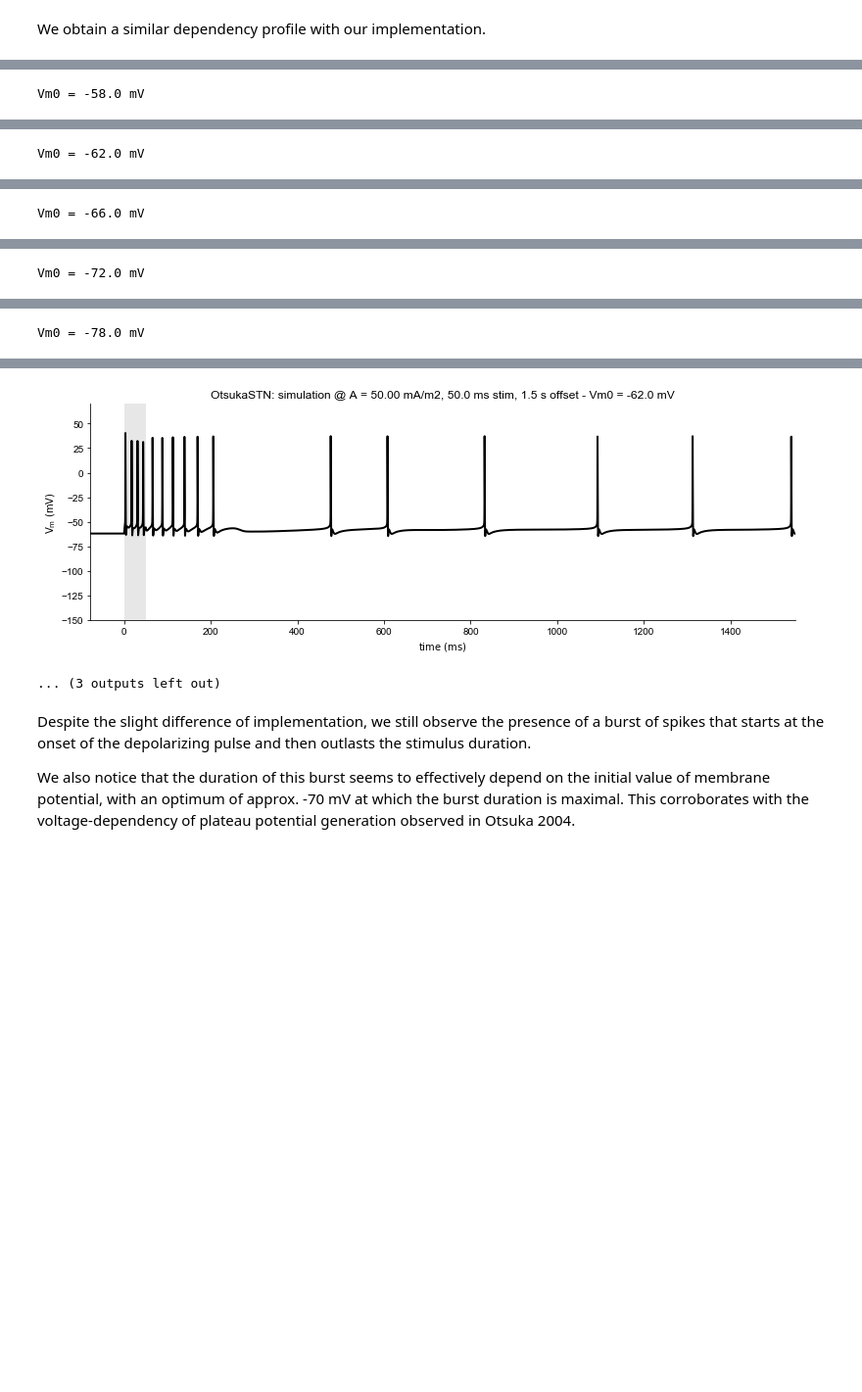
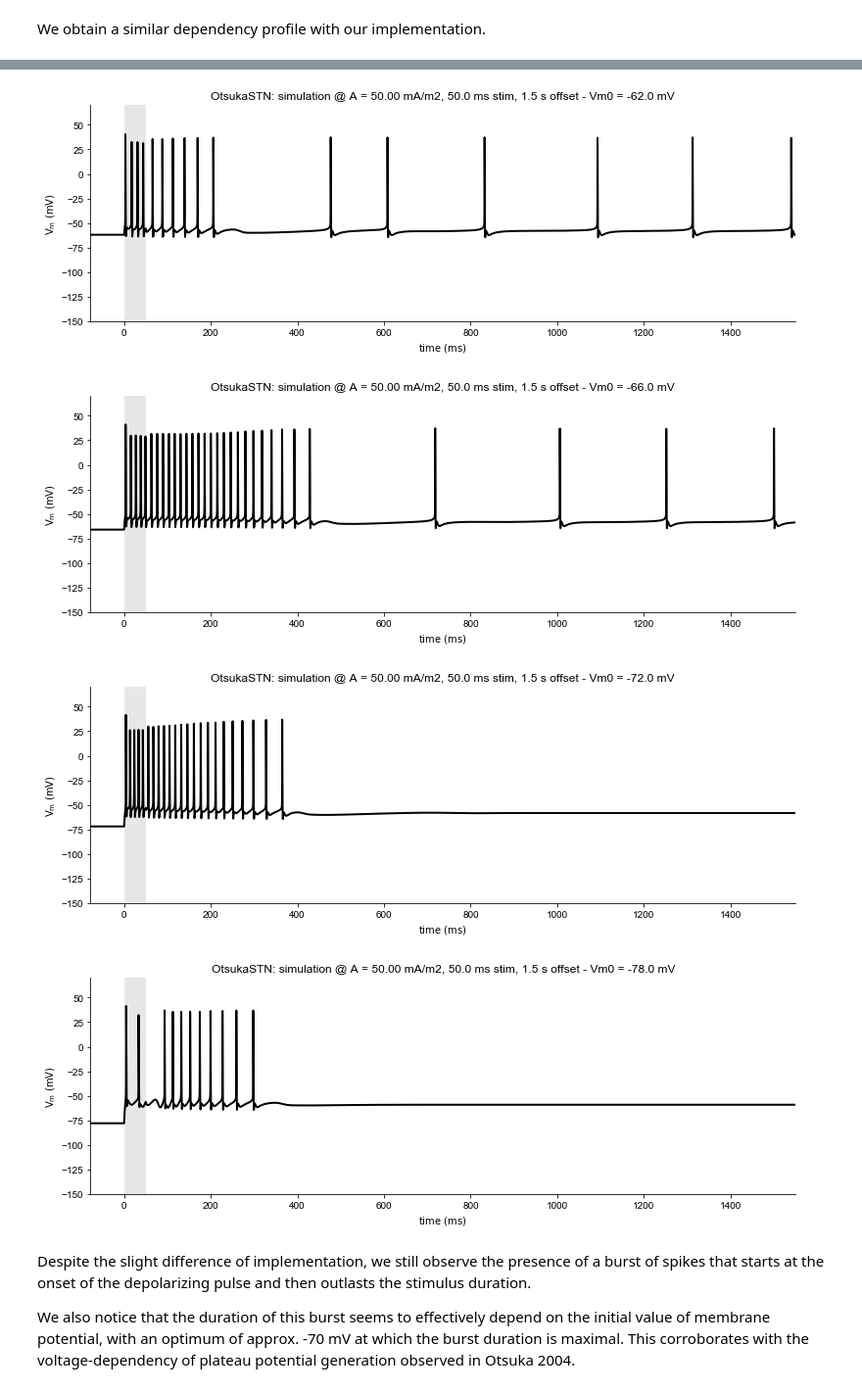
Before and after one commit to scbao/pysonic, a Jupyter notebook: notebooks/STN neuron.ipynb, the cells around one changed output, grey strips where cells are left out. Shown: that part at 98% size. Saved outputs shown, nothing was run; the diff lists cells and outputs as text; code cells hidden in the pictures; blank space fills up the shorter version.

Commit message:
updated STN neuron notebook with correct model parameters and enabled multiprocessing

```diff
--- a/notebooks/STN neuron.ipynb
+++ b/notebooks/STN neuron.ipynb
@@ -45,15 +44,21 @@ Our simulations show a spontaneous firing stabilizing around 5 Hz. This is withi
 The Otsuka paper predicts an increase in the neuron's firing rate from its spontaneous value upon intracellular injection of depolarizing current pulses at 0.5, 2 and 6 uA/cm2:
 
 <img src="Otsuka/fig1D.png" alt="STN depolarizing pulses" style="height: 500px;"/>
+# %%
+def simPulses(pneuron, amps, pp):
+    batch = Batch(lambda I: pneuron.simulate(I, pp), [[x] for x in amps])
+    return batch(mpi=True, loglevel=logging.INFO)
 # %%
+# Run simulations for characteristic currents
 pp = PulsedProtocol(1., 0.)
+ref_currents = [60., 20., 5.]  # mA/m2
+outputs = simPulses(pneuron, ref_currents, pp)
 
-# Plot Qm profiles for characteristic currents
-ref_currents = [60., 20., 5.]
-for A in ref_currents:
-    data, meta = pneuron.simulate(A, pp)
-    fig = GroupedTimeSeries([(data, meta)], pltscheme={'V_m': ['Vm']}).render()
+# Plot Vm profiles
+for I, out in zip(ref_currents, outputs):
+    data, meta = out
+    fig = GroupedTimeSeries([(data, meta)], pltscheme={'V_m': ['Vm']}).render()[0]
     sr = computeFRProfile(data)
     sr = sr[~np.isnan(sr)]
-    print(f'Firing rate: median = {np.median(sr):.2f} Hz, last value = {sr[-1]:.2f} Hz')
+    print(f'I = {(I * 1e-1):.2f} uA/cm2, firing rate: median = {np.median(sr):.2f} Hz, last value = {sr[-1]:.2f} Hz')
 # %% [output]
@@ -113,16 +105,28 @@ Then, we inject a short depolarizing pulse (50 mA/m2, 50 ms, similarly as in Ots
 
 Due to the current implementation, no hyperpolarizing current can be injected after the depolarizing pulse, hence the neuron's spontaneous activity can re-occur after the burst.
+# %%
+def simPulseOffsets(pclass, Voffsets, I, pp):
+    def simVoffset(Vm0):
+        pclass.Vm0 = Vm0
+        return pclass().simulate(I, pp)
+    batch = Batch(simVoffset, [[x] for x in Voffsets])
+    return batch(mpi=True, loglevel=logging.INFO)
 # %%
+# Run simulations for various initial voltage offsets
 pp = PulsedProtocol(50e-3, 1.5)
-for Vm0 in [-58., -62., -66., -72., -78.]:
-    OtsukaSTN.Vm0 = Vm0
-    pneuron = OtsukaSTN()
-    print(f'Vm0 = {pneuron.Vm0} mV')
-    data, meta = pneuron.simulate(50., pp)
+Voffsets = [-58., -62., -66., -72., -78.]  # mV
+I = 50.  # mA/m2
+outputs = simPulseOffsets(OtsukaSTN, Voffsets, I, pp)
+
+# Plot Vm profiles
+for Vm0, out in zip(Voffsets, outputs):
+    data, meta = out
     fig = GroupedTimeSeries([(data, meta)], pltscheme={'V_m': ['Vm']}).render()[0]
     title = fig.get_axes()[0].get_title()
-    fig.get_axes()[0].set_title(f'{title} - Vm0 = {pneuron.Vm0} mV')
-OtsukaSTN.Vm0 = standard_Vm0
+    fig.get_axes()[0].set_title(f'{title} - Vm0 = {Vm0} mV')
+
+# Reset the neuron model
+OtsukaSTN.Vm0 = ref_Vm0
 pneuron = OtsukaSTN()
+assert pneuron.Vm0 == ref_Vm0, f'Neuron resting potential should be set back to {ref_Vm0} mV'
 # %% [output]
-Vm0 = -58.0 mV
@@ -130 +132,0 @@ Vm0 = -58.0 mV
-Vm0 = -62.0 mV
@@ -132 +132,0 @@ Vm0 = -62.0 mV
-Vm0 = -66.0 mV
@@ -134 +132,0 @@ Vm0 = -66.0 mV
-Vm0 = -72.0 mV
@@ -136 +132,0 @@ Vm0 = -72.0 mV
-Vm0 = -78.0 mV
@@ -138,6 +133,8 @@ Vm0 = -78.0 mV
 [figure]
 [figure]
-... (3 outputs left out)
+[figure, added]
+[figure, added]
+[figure, added]
 # %% [markdown]
 Despite the slight difference of implementation, we still observe the presence of a burst of spikes that starts at the onset of the depolarizing pulse and then outlasts the stimulus duration.
 
```
Also changed, not shown: parts of 12 cells of this notebook, 1 other file.
